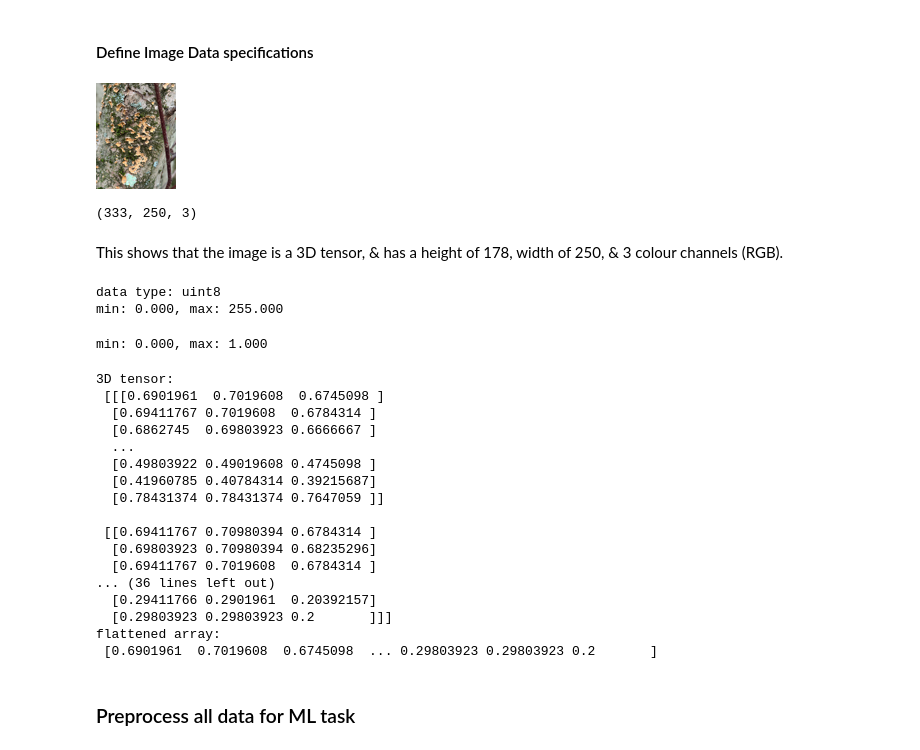
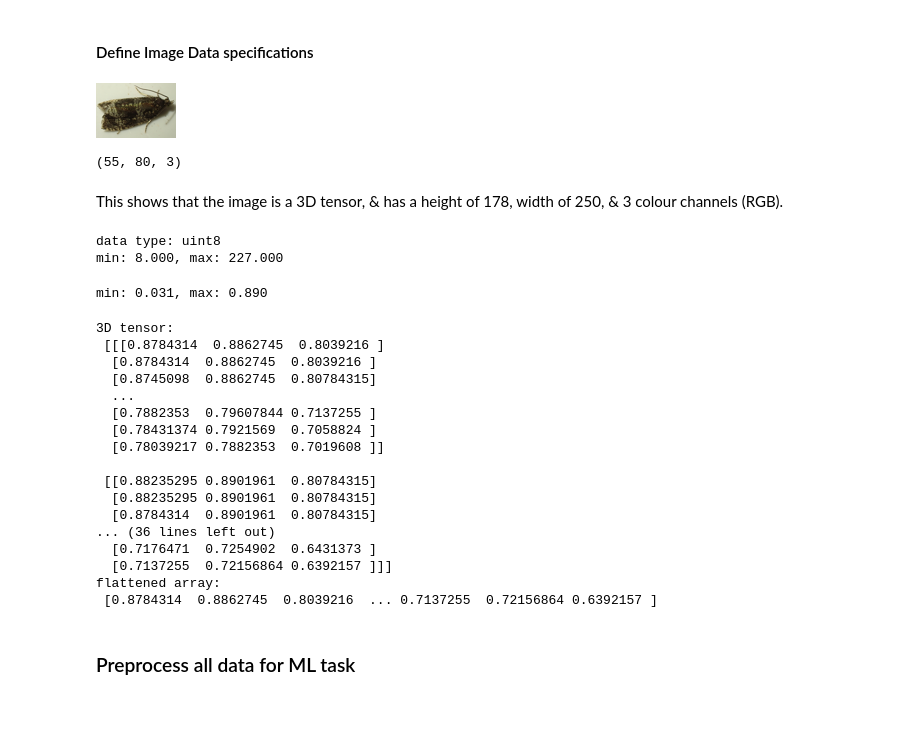
Before and after one commit to iatejacinda/3015_mlnn_final, a Jupyter notebook: draft_2.ipynb, the cells around one changed output. Cells and saved outputs as stored; diff of their text form; code cells hidden in the pictures; blank space fills up the shorter version.

```diff
--- a/draft_2.ipynb
+++ b/draft_2.ipynb
@@ -186,8 +175,8 @@ https://inaturalist-open-data.s3.amazonaws.com/photos/728777842/medium.jpg
 # %%
 # fetch image
-animal_image = requests.get(new_url)
-print(animal_image.status_code)
-print(animal_image.headers.get("content-type"))
+test_image = requests.get(new_url)
+print(test_image.status_code)
+print(test_image.headers.get("content-type"))
 # %% [output]
 200
 image/jpeg
@@ -195,24 +184,24 @@ image/jpeg
 #### Define Image Data specifications
 # %%
 # preprocess & show image
-image = Image.open(BytesIO(animal_image.content))
+image = Image.open(BytesIO(test_image.content))
 
 w, h = image.size
 new_w = 80
 new_h = int(h * (new_w / w))
 
 image = image.convert("RGB")
 image = image.resize((new_w, new_h))
 
 display(image)
 # %% [output]
-[figure, old version]
+[figure, new version]
 # %%
 # convert image into Numpy array
 image_arr = np.array(image)
 print(image_arr.shape)
 # %% [output]
-(333, 250, 3)
+(55, 80, 3)
 # %% [markdown]
 This shows that the image is a 3D tensor, & has a height of 178, width of 250, & 3 colour channels (RGB).
 # %%
@@ -221,14 +210,14 @@ print("data type: %s" % image_arr.dtype)
 print("min: %.3f, max: %.3f" % (image_arr.min(), image_arr.max()))
 # %% [output]
 data type: uint8
-min: 0.000, max: 255.000
+min: 8.000, max: 227.000
 # %%
 # normalisation on image
 image_arr = image_arr.astype("float32")
 image_arr /= 255.0
 print("min: %.3f, max: %.3f" % (image_arr.min(), image_arr.max()))
 # %% [output]
-min: 0.000, max: 1.000
+min: 0.031, max: 0.890
 # %%
 # flatten 3D tensor into a 1D tensor
 flatten_arr = image_arr.flatten()
@@ -237,21 +226,21 @@ print("3D tensor:\n", image_arr)
 print("flattened array:\n", flatten_arr)
 # %% [output]
 3D tensor:
- [[[0.6901961  0.7019608  0.6745098 ]
-  [0.69411767 0.7019608  0.6784314 ]
-  [0.6862745  0.69803923 0.6666667 ]
+ [[[0.8784314  0.8862745  0.8039216 ]
+  [0.8784314  0.8862745  0.8039216 ]
+  [0.8745098  0.8862745  0.80784315]
   ...
-  [0.49803922 0.49019608 0.4745098 ]
-  [0.41960785 0.40784314 0.39215687]
-  [0.78431374 0.78431374 0.7647059 ]]
+  [0.7882353  0.79607844 0.7137255 ]
+  [0.78431374 0.7921569  0.7058824 ]
+  [0.78039217 0.7882353  0.7019608 ]]
 
- [[0.69411767 0.70980394 0.6784314 ]
-  [0.69803923 0.70980394 0.68235296]
-  [0.69411767 0.7019608  0.6784314 ]
+ [[0.88235295 0.8901961  0.80784315]
+  [0.88235295 0.8901961  0.80784315]
+  [0.8784314  0.8901961  0.80784315]
 ... (36 lines left out)
-  [0.29411766 0.2901961  0.20392157]
-  [0.29803923 0.29803923 0.2       ]]]
+  [0.7176471  0.7254902  0.6431373 ]
+  [0.7137255  0.72156864 0.6392157 ]]]
 flattened array:
- [0.6901961  0.7019608  0.6745098  ... 0.29803923 0.29803923 0.2       ]
+ [0.8784314  0.8862745  0.8039216  ... 0.7137255  0.72156864 0.6392157 ]
 # %% [markdown]
 ### Preprocess all data for ML task
```
Also changed, not shown: parts of 13 cells of this notebook.
